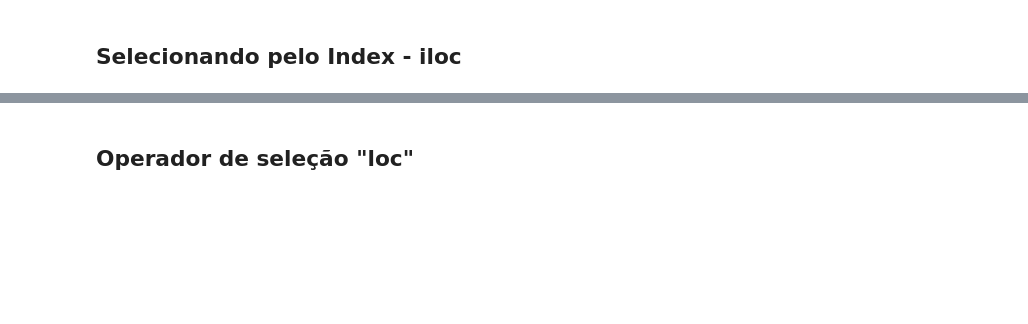
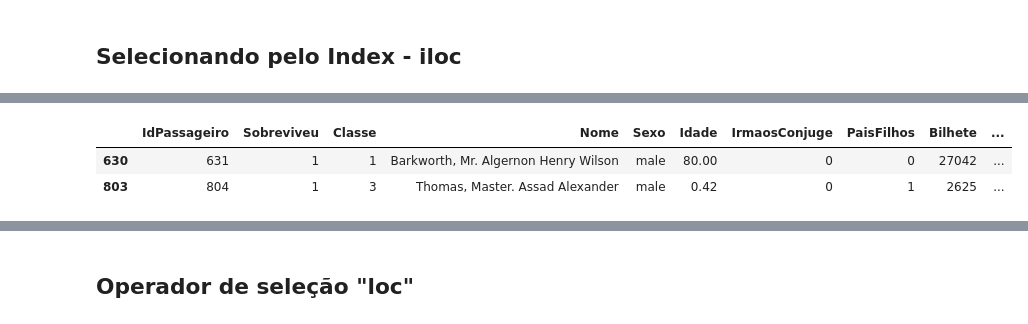
Before and after one commit to LuizPiresS/DataScienceMachineLearningEstatisticaUdemy, a Jupyter notebook: notebooks/04 - Pandas/Pandas - Vazio.ipynb, the cells around one changed output, grey strips where cells are left out. Saved outputs shown, nothing was run; the diff lists cells and outputs as text; code cells hidden in the pictures; blank space fills up the shorter version.

```diff
--- a/notebooks/04 - Pandas/Pandas - Vazio.ipynb
+++ b/notebooks/04 - Pandas/Pandas - Vazio.ipynb
@@ -101,0 +194,6 @@ data.rename({'Name': 'Nome', 'Sex': 'Sexo'}, axis=1, inplace=True)
+# %%
+data.iloc[[630, 803]] # Retorna os dados dos ids fornecidos
+# %% [output]
+|  | IdPassageiro | Sobreviveu | Classe | Nome | Sexo | Idade | IrmaosConjuge | PaisFilhos | Bilhete | ... |
+| 630 | 631 | 1 | 1 | Barkworth, Mr. Algernon Henry Wilson | male | 80.00 | 0 | 0 | 27042 | ... |
+| 803 | 804 | 1 | 3 | Thomas, Master. Assad Alexander | male | 0.42 | 0 | 1 | 2625 | ... |
```
Also changed, not shown: parts of 24 cells of this notebook.
